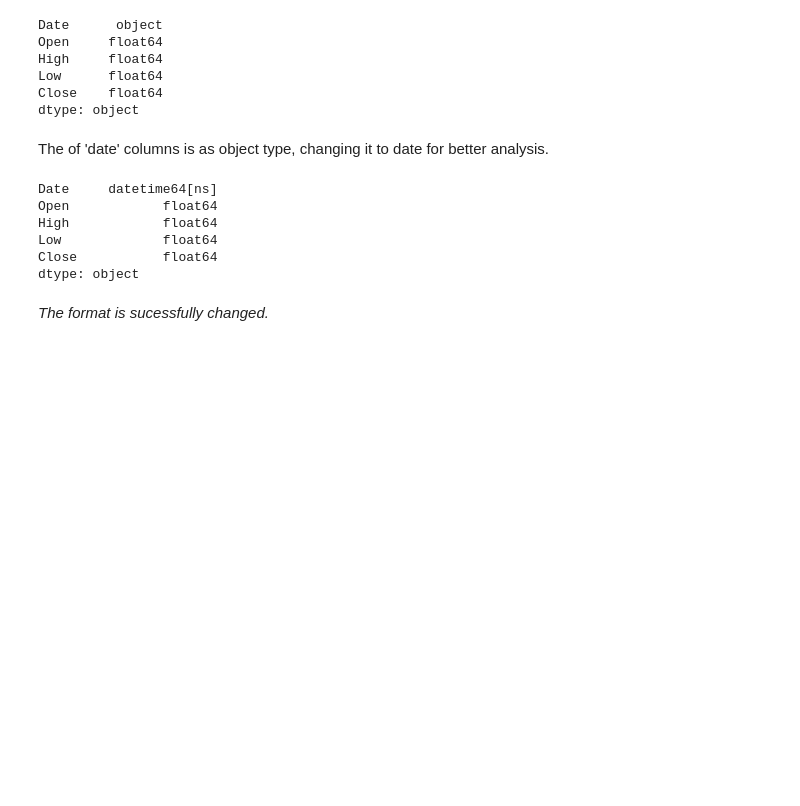
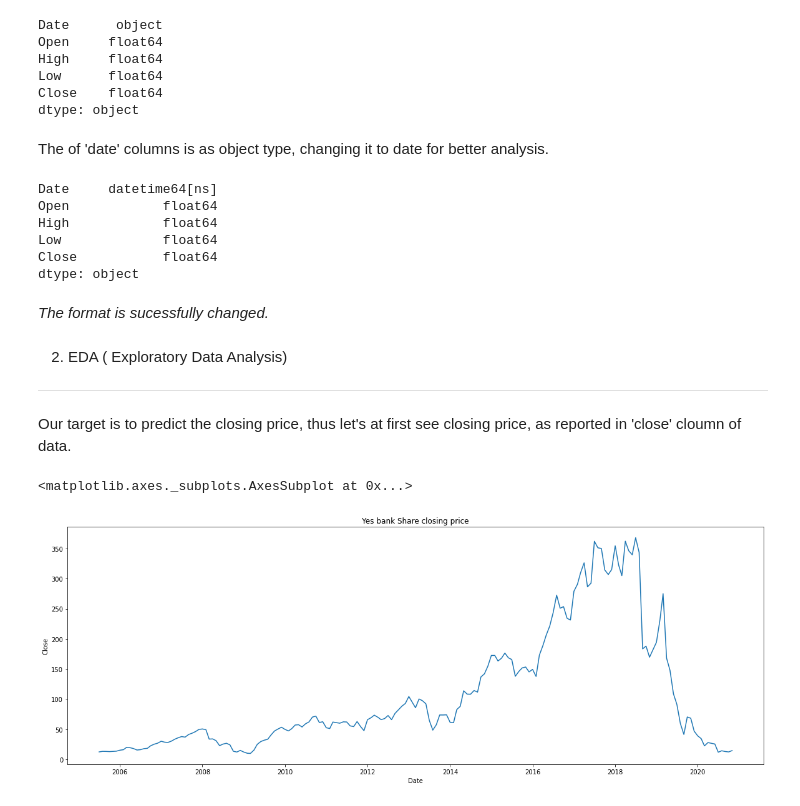
Before and after one commit to akashsinghsharma/almabetter-MLYesBank-RegressionProject, a Jupyter notebook: YES_BANK_Stock_closing_price_prediction.ipynb, the cells around one changed output. Saved outputs shown, nothing was run; the diff lists cells and outputs as text; code cells hidden in the pictures; blank space fills up the shorter version.

```diff
--- a/YES_BANK_Stock_closing_price_prediction.ipynb
+++ b/YES_BANK_Stock_closing_price_prediction.ipynb
@@ -163,3 +163,16 @@ Close           float64
 dtype: object
 # %% [markdown]
 *The format is sucessfully changed.*
+# %% [markdown]
+2. EDA ( Exploratory Data Analysis)
+
+---
+# %% [markdown]
+Our target is to predict the closing price, thus let's at first see closing price, as reported in 'close' cloumn of data.
+# %%
+plt.figure(figsize= (20,7))
+plt.title('Yes bank Share closing price')
+sns.lineplot(x='Date' , y = 'Close' , data = yes_df)
+# %% [output]
+<matplotlib.axes._subplots.AxesSubplot at 0x...>
+[figure, added]
```
Also changed, not shown: parts of 31 cells of this notebook.
